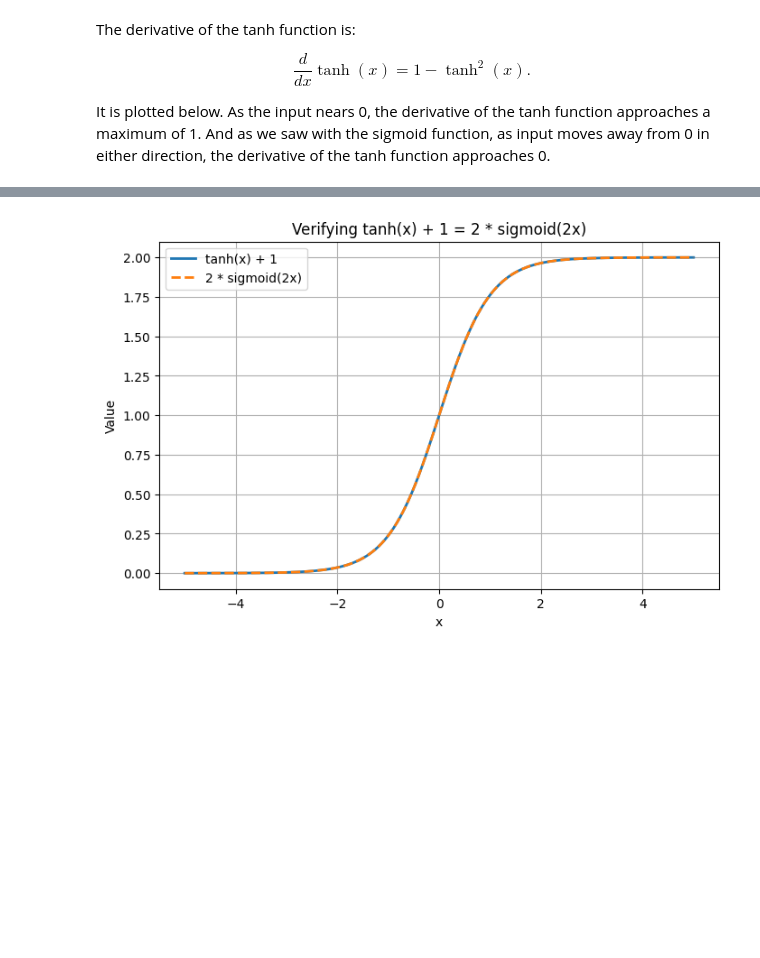
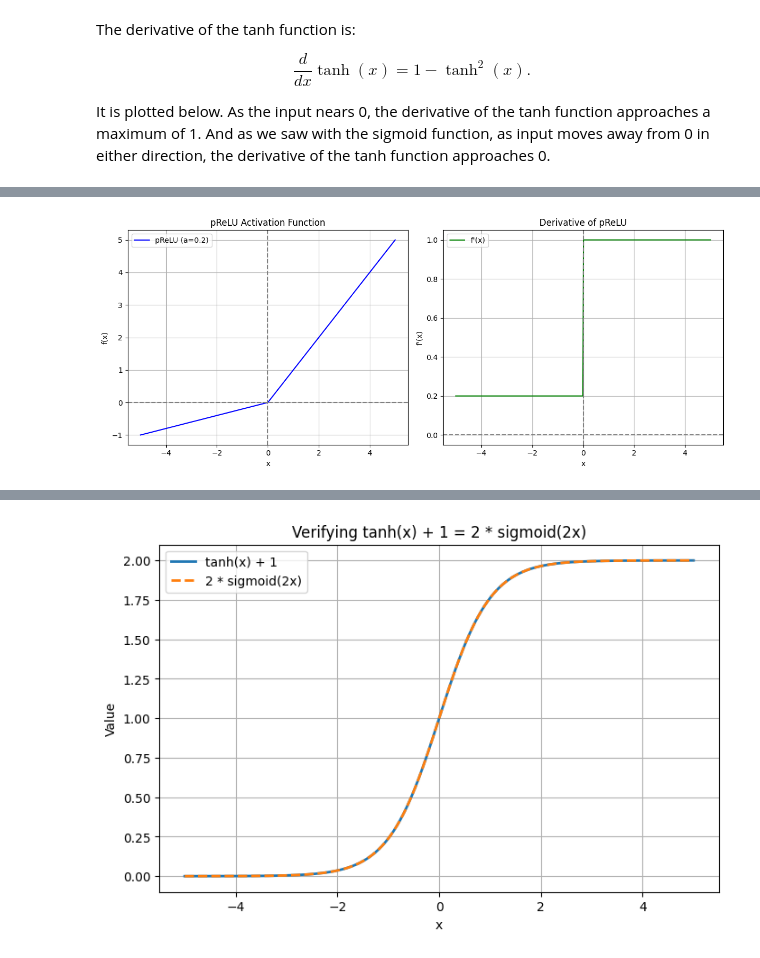
Before and after one commit to Schwartz1901/math_foundation_assignment_mlp_d2l, a Jupyter notebook: MLP_Math_Foundation_Assignment.ipynb, the cells around one changed output, grey strips where cells are left out. Drawn from its saved outputs; the diff is of its cells as text; code cells hidden in the pictures; blank space fills up the shorter version.

```diff
--- a/MLP_Math_Foundation_Assignment.ipynb
+++ b/MLP_Math_Foundation_Assignment.ipynb
@@ -546,3 +553,48 @@ Gradient w.r.t α: tensor([-2.])
+# %%
+import numpy as np
+import matplotlib.pyplot as plt
+
+# pReLU function and derivative
+def prelu(x, a=0.2):
+    return np.where(x > 0, x, a * x)
+
+def prelu_derivative(x, a=0.2):
+    return np.where(x > 0, 1, a)
+
+# Input values
+x_vals = np.linspace(-5, 5, 400)
+y_vals = prelu(x_vals)
+dy_vals = prelu_derivative(x_vals)
+
+# Plot
+plt.figure(figsize=(12, 5))
+
+# Plot pReLU
+plt.subplot(1, 2, 1)
+plt.plot(x_vals, y_vals, label='pReLU (a=0.2)', color='blue')
+plt.title('pReLU Activation Function')
+plt.xlabel('x')
+plt.ylabel('f(x)')
+plt.grid(True)
+plt.axhline(0, color='gray', linestyle='--')
+plt.axvline(0, color='gray', linestyle='--')
+plt.legend()
+
+# Plot derivative
+plt.subplot(1, 2, 2)
+plt.plot(x_vals, dy_vals, label="f'(x)", color='green')
+plt.title("Derivative of pReLU")
+plt.xlabel('x')
+plt.ylabel("f'(x)")
+plt.grid(True)
+plt.axhline(0, color='gray', linestyle='--')
+plt.axvline(0, color='gray', linestyle='--')
+plt.legend()
+
+plt.tight_layout()
+plt.show()
+# %% [output]
+[figure, added]
 # %% [markdown]
 ## Ex3. Derivative of Swish Activation Function
 
```
Also changed, not shown: parts of 35 cells of this notebook.
